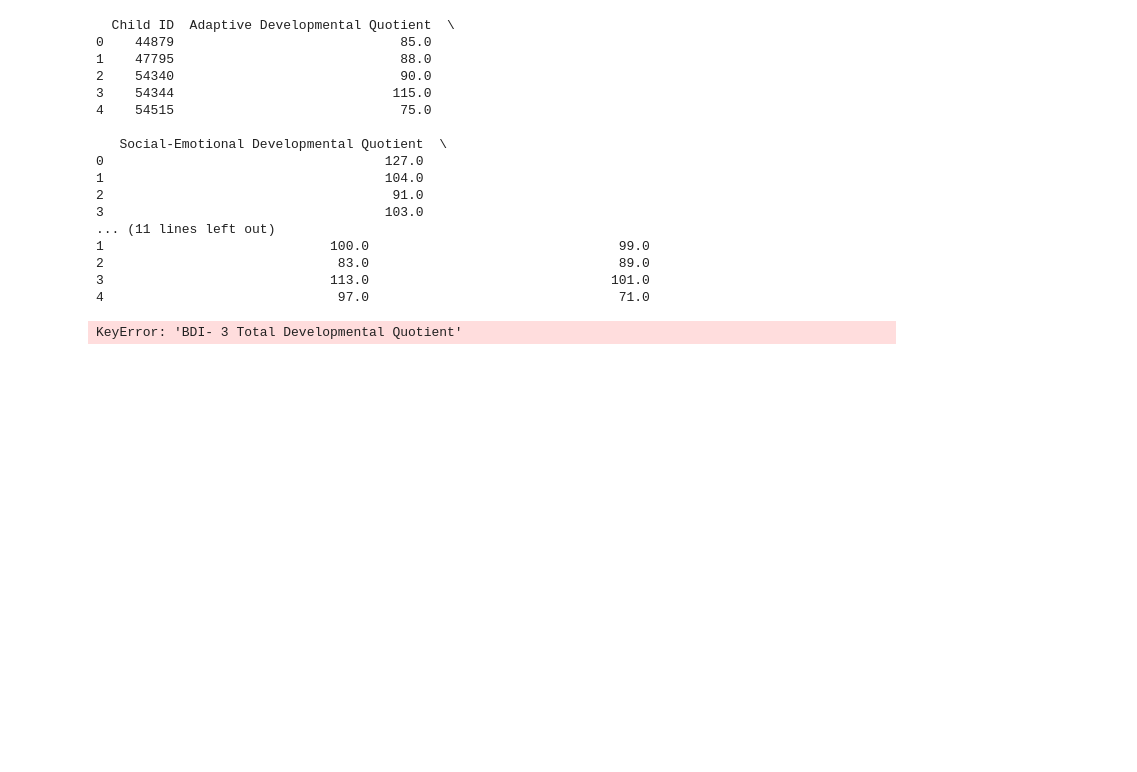
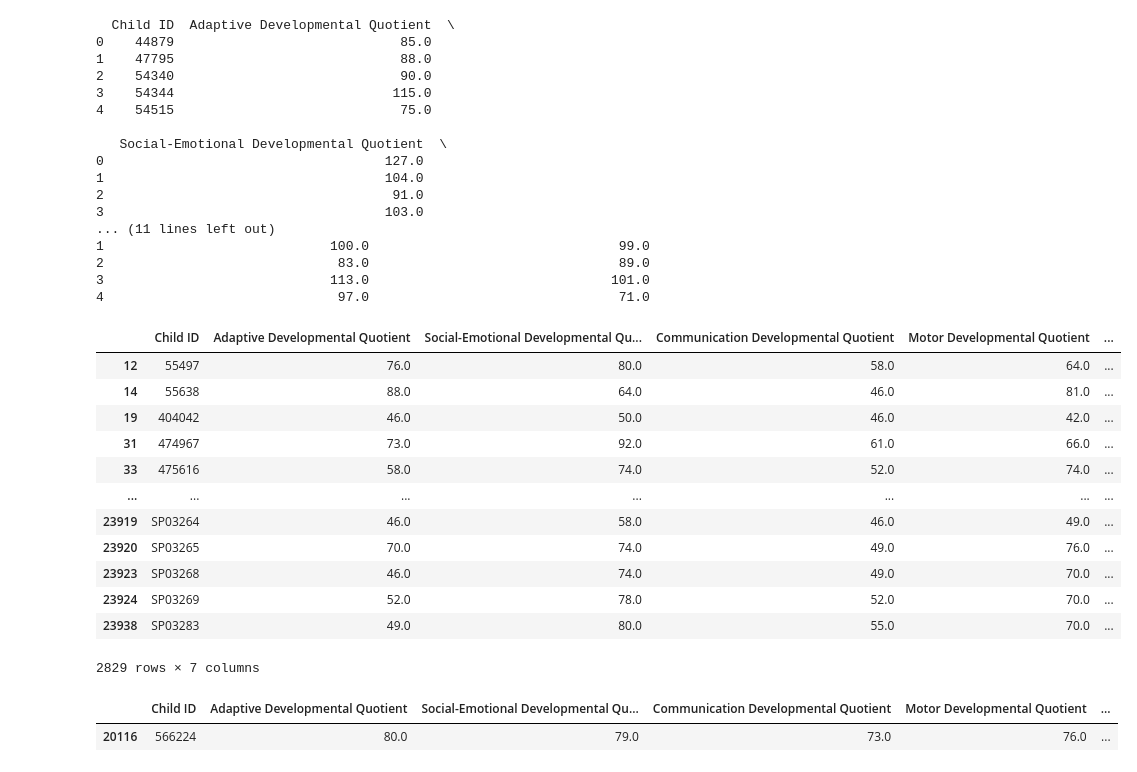
Before and after one commit to NSS-Data-Analytics-Cohort-10/teis-pugrammers, a Jupyter notebook: teispugrammers/teis_prelim (1).ipynb, the cells around one changed output. Cells and saved outputs as stored; diff of their text form; code cells hidden in the pictures; blank space fills up the shorter version.

```diff
--- a/teispugrammers/teis_prelim (1).ipynb
+++ b/teispugrammers/teis_prelim (1).ipynb
@@ -549,6 +549,29 @@ print(dq_df.head())
 3                             113.0                               101.0
 4                              97.0                                71.0
 # %%
-bdi_qual = dq_df[dq_df['BDI- 3 Total Developmental Quotient'] <= 70]
+bdi_qual = dq_df[dq_df['BDI-3 Total Developmental Quotient'] <= 70]
+bdi_qual
 # %% [output]
+|  | Child ID | Adaptive Developmental Quotient | Social-Emotional Developmental Qu... | Communication Developmental Quotient | Motor Developmental Quotient | ... |
+| 12 | 55497 | 76.0 | 80.0 | 58.0 | 64.0 | ... |
+| 14 | 55638 | 88.0 | 64.0 | 46.0 | 81.0 | ... |
+| 19 | 404042 | 46.0 | 50.0 | 46.0 | 42.0 | ... |
+| 31 | 474967 | 73.0 | 92.0 | 61.0 | 66.0 | ... |
+| 33 | 475616 | 58.0 | 74.0 | 52.0 | 74.0 | ... |
+| ... | ... | ... | ... | ... | ... | ... |
+| 23919 | SP03264 | 46.0 | 58.0 | 46.0 | 49.0 | ... |
+| 23920 | SP03265 | 70.0 | 74.0 | 49.0 | 76.0 | ... |
+| 23923 | SP03268 | 46.0 | 74.0 | 49.0 | 70.0 | ... |
+| 23924 | SP03269 | 52.0 | 78.0 | 52.0 | 70.0 | ... |
+| 23938 | SP03283 | 49.0 | 80.0 | 55.0 | 70.0 | ... |
-KeyError: 'BDI- 3 Total Developmental Quotient'
+2829 rows × 7 columns
+# %%
+bdi_qual = bdi_qual[bdi_qual['Adaptive Developmental Quotient'] > 70]
+bdi_qual = bdi_qual[bdi_qual['Social-Emotional Developmental Quotient'] > 70]
+bdi_qual = bdi_qual[bdi_qual['Communication Developmental Quotient'] > 70]
+bdi_qual = bdi_qual[bdi_qual['Motor Developmental Quotient'] > 70]
+bdi_qual = bdi_qual[bdi_qual['Cognitive Developmental Quotient'] > 70]
+bdi_qual
+# %% [output]
+|  | Child ID | Adaptive Developmental Quotient | Social-Emotional Developmental Qu... | Communication Developmental Quotient | Motor Developmental Quotient | ... |
+| 20116 | 566224 | 80.0 | 79.0 | 73.0 | 76.0 | ... |
```
Also changed, not shown: parts of 1 cell of this notebook, 1 other file.
